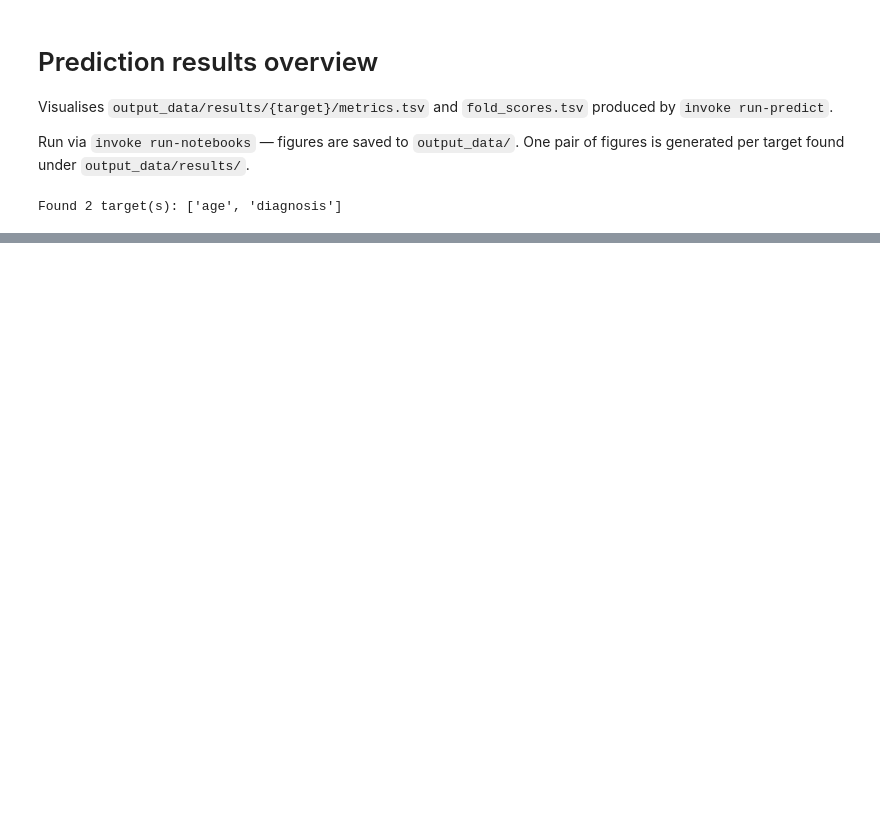
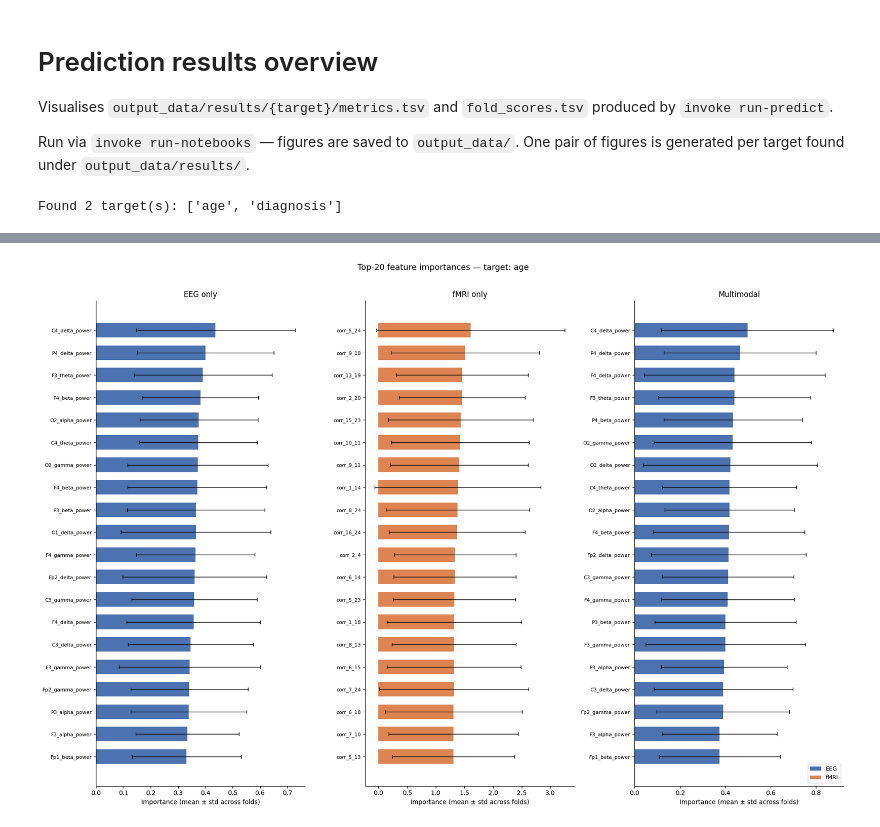
Before and after one commit to brainhack-school2026/bergeret_project, a Jupyter notebook: notebooks/results_overview.ipynb, the cells around one changed output, grey strips where cells are left out. Saved outputs shown, nothing was run; the diff lists cells and outputs as text; code cells hidden in the pictures; blank space fills up the shorter version.

```diff
--- a/notebooks/results_overview.ipynb
+++ b/notebooks/results_overview.ipynb
@@ -168,0 +223,92 @@ for target_dir in target_dirs:
+# %%
+TOP_N = 20
+MODALITY_COLORS = {"eeg": "#4C72B0", "fmri": "#DD8452"}
+
+for target_dir in target_dirs:
+    target_name = target_dir.name
+    imp_path = target_dir / "feature_importances.tsv"
+    if not imp_path.exists():
+        print(f"No feature_importances.tsv for target '{target_name}' — skipping")
+        continue
+
+    imp_df = pd.read_csv(imp_path, sep="\t")
+
+    # ── top-N features per condition ───────────────────────────────────────────
+    fig, axes = plt.subplots(1, 3, figsize=(18, max(5, TOP_N // 2 + 2)))
+
+    for ax, cond, label in zip(axes, CONDITIONS, LABELS):
+        cond_df = imp_df[imp_df["condition"] == cond].copy()
+        if cond_df.empty:
+            ax.set_visible(False)
+            continue
+
+        cond_df = cond_df.nlargest(TOP_N, "importance_mean").sort_values(
+            "importance_mean", ascending=True
+        )
+        colors = [MODALITY_COLORS.get(m, "grey") for m in cond_df["modality"]]
+        ax.barh(
+            cond_df["feature"].str[:35],
+            cond_df["importance_mean"],
+            xerr=cond_df["importance_std"],
+            color=colors,
+            error_kw=dict(elinewidth=1.0, capsize=3),
+            height=0.65,
+        )
+        ax.set_xlabel("Importance (mean ± std across folds)")
+        ax.set_title(f"{label}")
+        ax.spines[["top", "right"]].set_visible(False)
+        ax.tick_params(axis="y", labelsize=8)
+
+    # shared legend for modality colours (shown once on the rightmost axis)
+    from matplotlib.patches import Patch
+    legend_elements = [
+        Patch(facecolor=MODALITY_COLORS["eeg"],  label="EEG"),
+        Patch(facecolor=MODALITY_COLORS["fmri"], label="fMRI"),
+    ]
+    axes[-1].legend(handles=legend_elements, loc="lower right", fontsize=9)
+
+    fig.suptitle(
+        f"Top-{TOP_N} feature importances — target: {target_name}",
+        fontsize=13, y=1.01,
+    )
+    fig.tight_layout()
+    fig.savefig(
+        OUTPUT_DIR / f"feature_importance_{target_name}.png",
+        dpi=150, bbox_inches="tight",
+    )
+    plt.show()
+
+    # ── modality aggregate (multimodal only) ───────────────────────────────────
+    multi_df = imp_df[imp_df["condition"] == "multimodal"]
+    if multi_df.empty:
+        continue
+
+    mod_agg = (
+        multi_df.groupby("modality")["importance_mean"]
+        .agg(["mean", "std"])
+        .reindex(["eeg", "fmri"])
+        .dropna()
+        .reset_index()
+    )
+    fig2, ax2 = plt.subplots(figsize=(4, 3.5))
+    bar_colors = [MODALITY_COLORS.get(m, "grey") for m in mod_agg["modality"]]
+    ax2.bar(
+        mod_agg["modality"].str.upper(),
+        mod_agg["mean"],
+        yerr=mod_agg["std"],
+        color=bar_colors,
+        capsize=6,
+        width=0.5,
+        error_kw=dict(elinewidth=1.5),
+    )
+    ax2.set_ylabel("Mean feature importance")
+    ax2.set_title(f"Modality contribution (multimodal)\ntarget: {target_name}")
+    ax2.spines[["top", "right"]].set_visible(False)
+    fig2.tight_layout()
+    fig2.savefig(
+        OUTPUT_DIR / f"modality_importance_{target_name}.png",
+        dpi=150,
+    )
+    plt.show()
+# %% [output]
+[figure, added]
```
Also changed, not shown: parts of 3 cells of this notebook, 5 other files.
